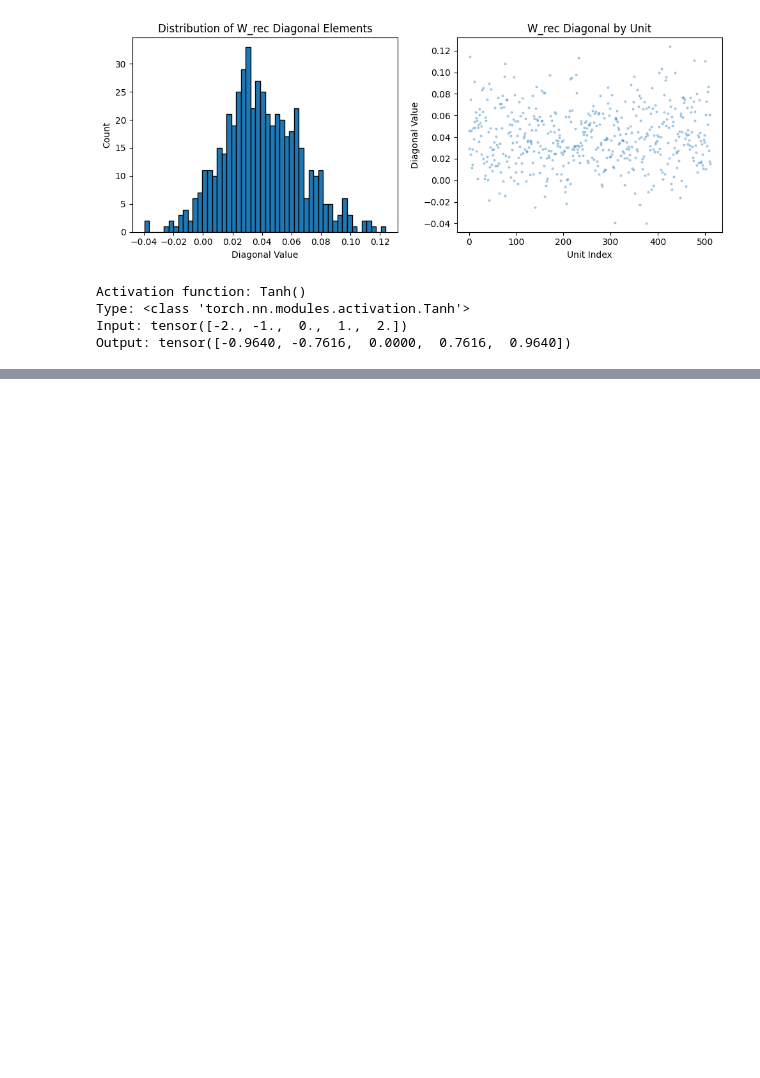
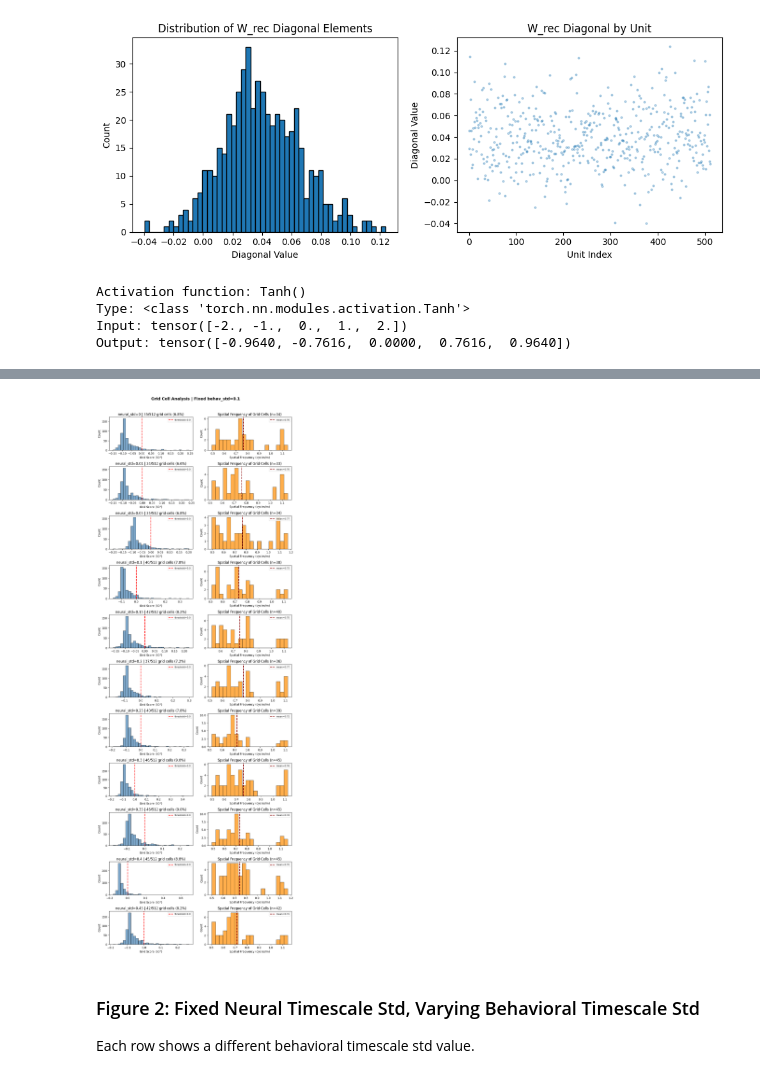
Before and after one commit to geometric-intelligence/timescales, a Jupyter notebook: timescales/notebooks/06_behavioral_vs_neural_timescale_stds.ipynb, the cells around one changed output, grey strips where cells are left out. Drawn from its saved outputs; the diff is of its cells as text; code cells hidden in the pictures; blank space fills up the shorter version.

Commit message:
grid cell analysis

```diff
--- a/timescales/notebooks/06_behavioral_vs_neural_timescale_stds.ipynb
+++ b/timescales/notebooks/06_behavioral_vs_neural_timescale_stds.ipynb
@@ -1307,0 +1586,25 @@ Output: tensor([-0.9640, -0.7616,  0.0000,  0.7616,  0.9640])
+# %%
+# === Figure 1: Fixed behavioral std, varying neural std ===
+
+print(f"Computing grid analysis for fixed behav_std={FIXED_BEHAV_STD}")
+print("=" * 60)
+
+results_fig1 = []
+for ns in neural_stds:
+    print(f"\nProcessing neural_std={ns}, behav_std={FIXED_BEHAV_STD}")
+    try:
+        result = load_model_and_compute_grid_analysis(
+            sweep_dir=sweep_dir,
+            neural_std=ns,
+            behav_std=FIXED_BEHAV_STD,
+            device=device,
+            num_trajectories=NUM_TRAJECTORIES,
+            arena_size=ARENA_SIZE,
+            bin_size=BIN_SIZE,
+        )
+        results_fig1.append(result)
+    except FileNotFoundError as e:
+        print(f"  Skipping: {e}")
+        continue
+
+print(f"\nLoaded {len(results_fig1)} experiments")
@@ -1307,0 +1643,24 @@ Output: tensor([-0.9640, -0.7616,  0.0000,  0.7616,  0.9640])
+# %%
+# Plot Figure 1
+if len(results_fig1) > 0:
+    fig1 = plot_grid_score_and_frequency_figure(
+        all_results=results_fig1,
+        threshold=GRID_SCORE_THRESHOLD,
+        varying_param_name="neural_std",
+        fixed_param_name="behav_std",
+        fixed_param_value=FIXED_BEHAV_STD,
+    )
+    plt.savefig(
+        sweep_dir / f"grid_analysis_fixed_behav_std_{FIXED_BEHAV_STD}.png",
+        dpi=150,
+        bbox_inches="tight",
+    )
+    plt.show()
+else:
+    print("No results to plot for Figure 1")
+# %% [output]
+[figure, added]
+# %% [markdown]
+### Figure 2: Fixed Neural Timescale Std, Varying Behavioral Timescale Std
+
+Each row shows a different behavioral timescale std value.
```
Also changed, not shown: parts of 8 cells of this notebook, 21 other files.
